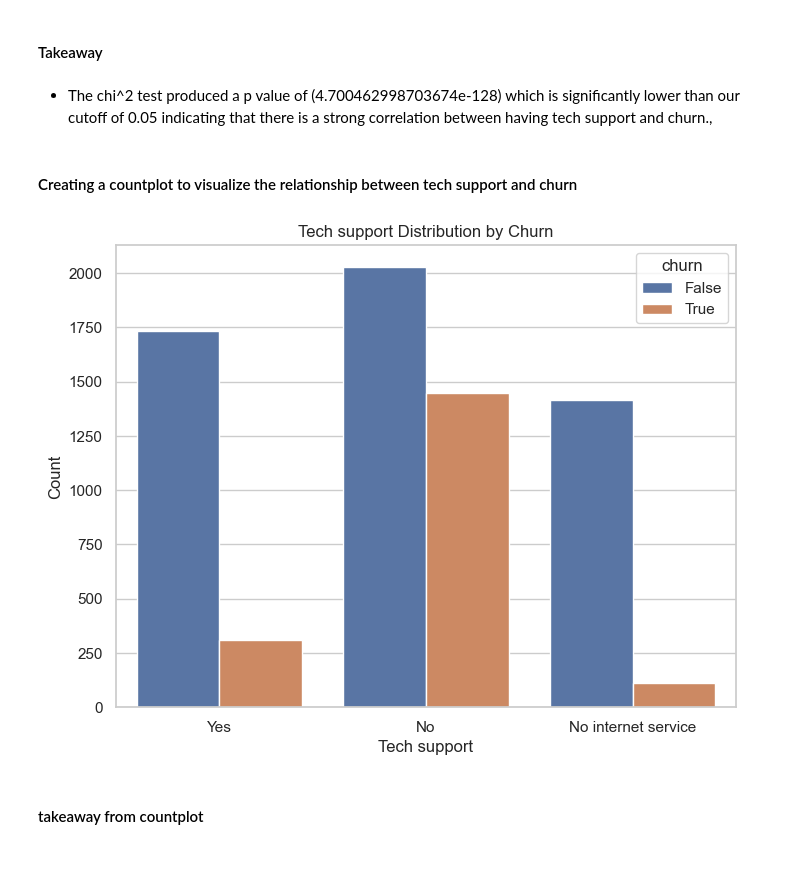
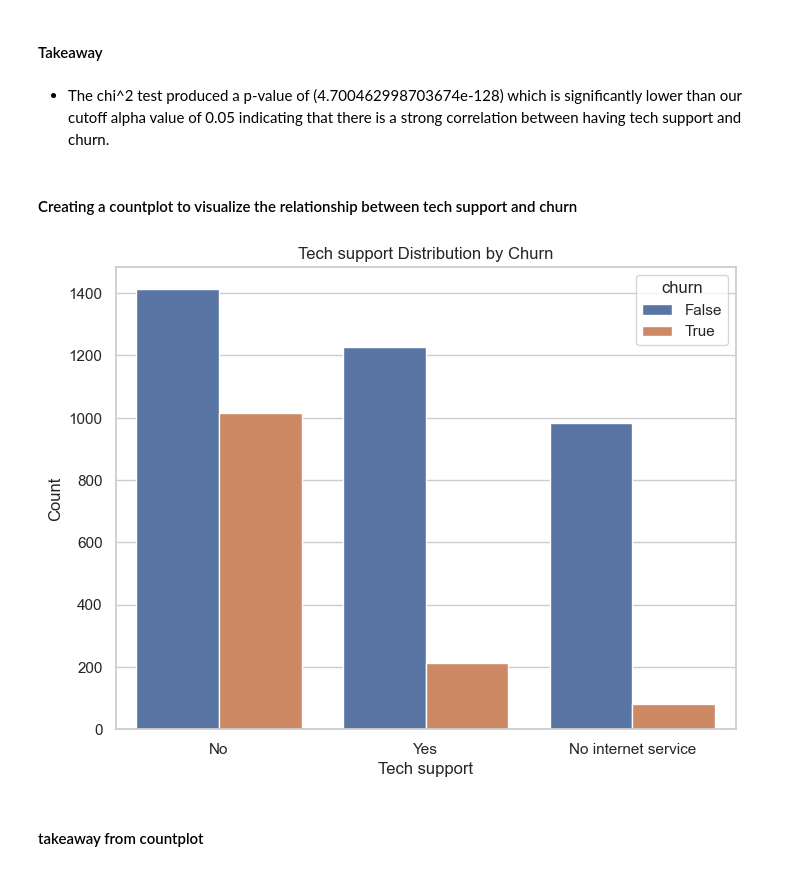
Before and after one commit to TheodoreQuansah/Telco_churn_classification_project, a Jupyter notebook: final_report.ipynb, the cells around one changed output. Saved outputs shown, nothing was run; the diff lists cells and outputs as text; code cells hidden in the pictures.

```diff
--- a/final_report.ipynb
+++ b/final_report.ipynb
@@ -132,19 +136,19 @@ perform_chi_squared_test(train, 'churn', 'tech_support', alpha = 0.05)
 # %% [markdown]
 #### Takeaway
 # %% [markdown]
-- The chi^2 test produced a p value of (4.700462998703674e-128) which is significantly lower than our cutoff of 0.05 indicating that there is a strong correlation between having tech support and churn.,
+- The chi^2 test produced a p-value of (4.700462998703674e-128) which is significantly lower than our cutoff alpha value of 0.05 indicating that there is a strong correlation between having tech support and churn.
 # %% [markdown]
 #### Creating a countplot to visualize the relationship between tech support and churn
 # %%
 sns.set(style="whitegrid")
 plt.figure(figsize=(8, 6))
-sns.countplot(data=telco_df, x='tech_support', hue='churn')
+sns.countplot(data=train, x='tech_support', hue='churn')
 plt.title("Tech support Distribution by Churn")
 plt.xlabel("Tech support")
 plt.ylabel("Count")
 plt.show()
 # %% [output]
-[figure, old version]
+[figure, new version]
 # %% [markdown]
 #### takeaway from countplot
 # %% [markdown]
```
Also changed, not shown: parts of 33 cells of this notebook.
